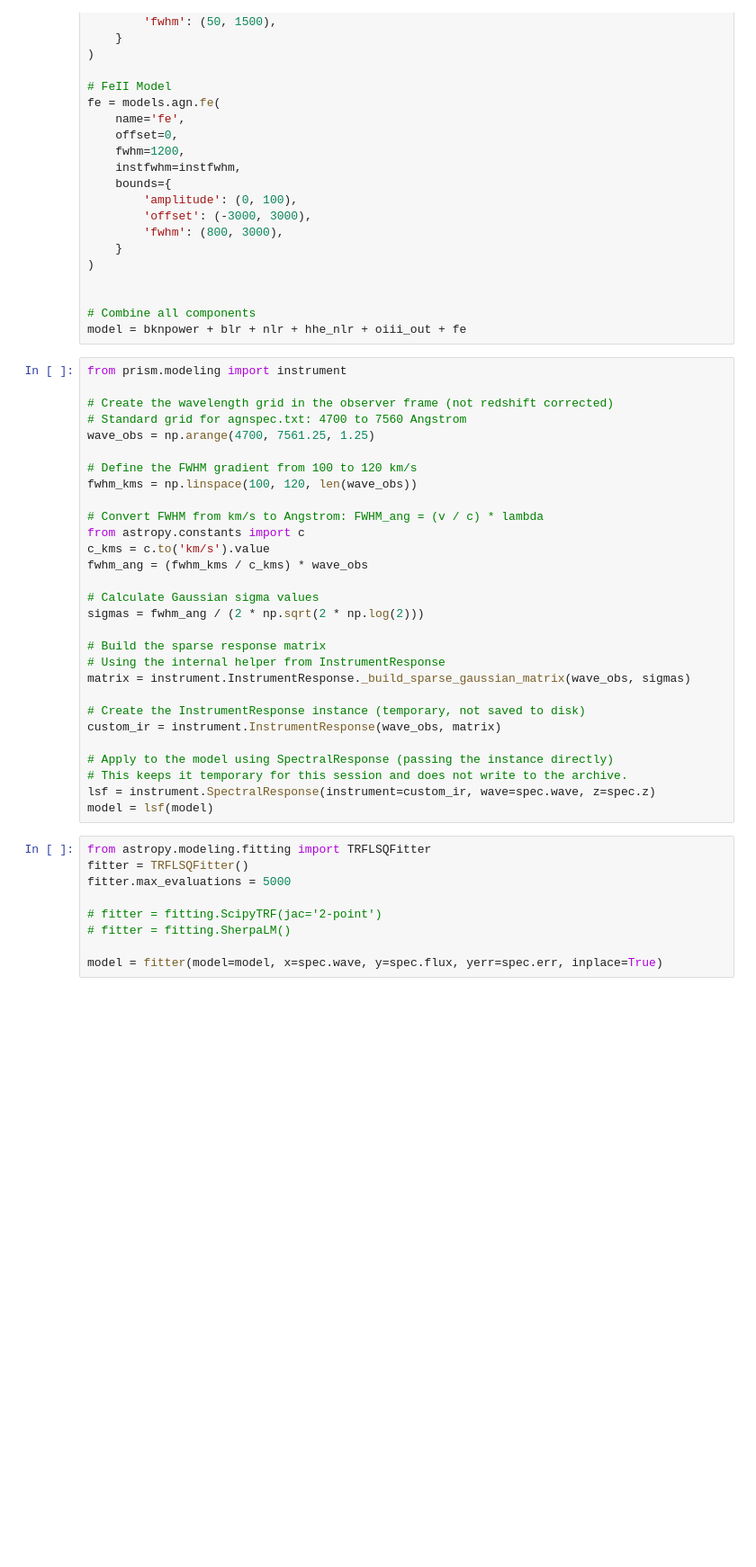
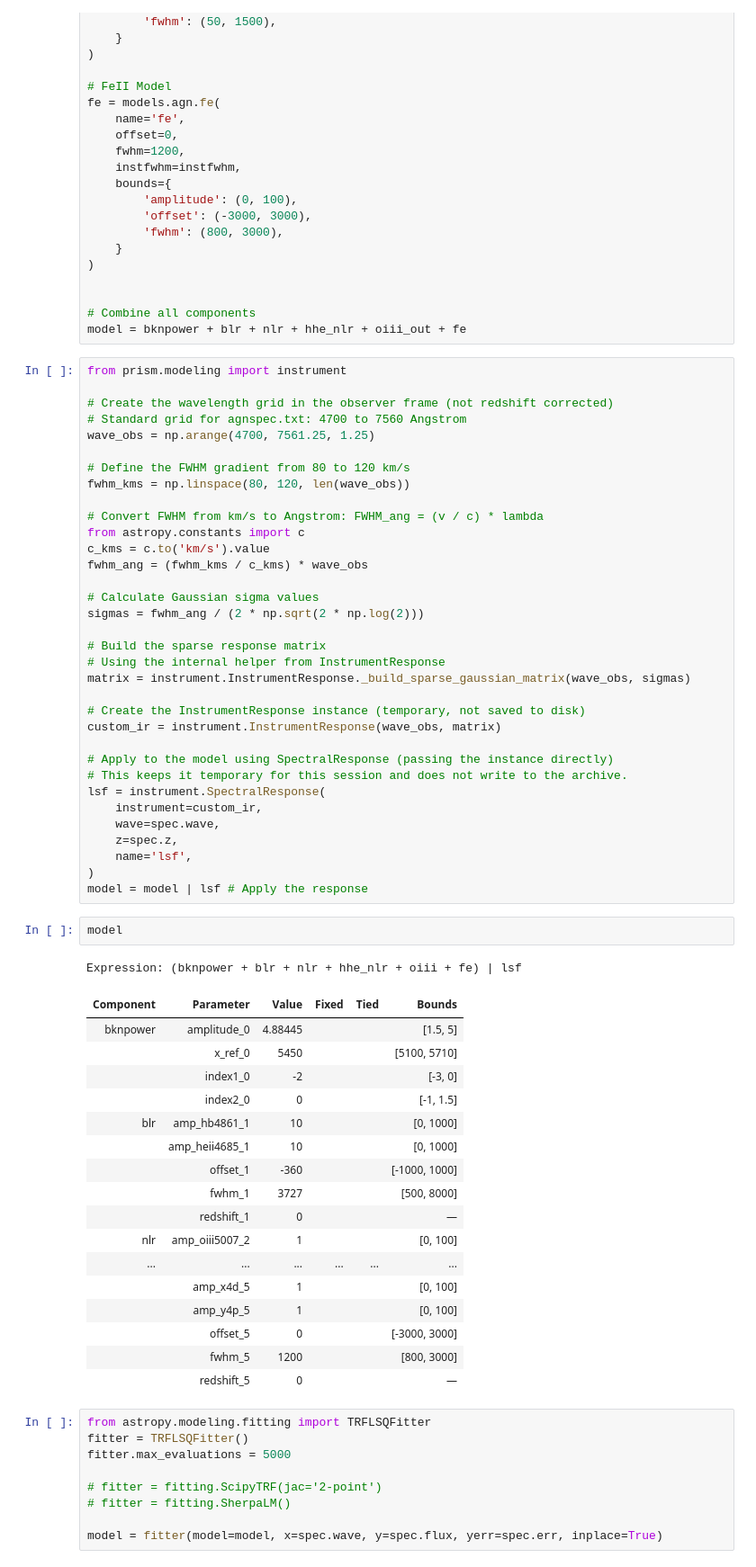
Before and after one commit to pier-astro/prism-spec, a Jupyter notebook: examples/Model Single Spectrum Short.ipynb, the cells around one changed output. Shown at 90% size. Saved outputs shown, nothing was run; the diff lists cells and outputs as text; blank space fills up the shorter version.

```diff
--- a/examples/Model Single Spectrum Short.ipynb
+++ b/examples/Model Single Spectrum Short.ipynb
@@ -176,8 +178,8 @@ from prism.modeling import instrument
 # Standard grid for agnspec.txt: 4700 to 7560 Angstrom
 wave_obs = np.arange(4700, 7561.25, 1.25)
 
-# Define the FWHM gradient from 100 to 120 km/s
-fwhm_kms = np.linspace(100, 120, len(wave_obs))
+# Define the FWHM gradient from 80 to 120 km/s
+fwhm_kms = np.linspace(80, 120, len(wave_obs))
 
 # Convert FWHM from km/s to Angstrom: FWHM_ang = (v / c) * lambda
 from astropy.constants import c
@@ -196,8 +198,34 @@ custom_ir = instrument.InstrumentResponse(wave_obs, matrix)
 
 # Apply to the model using SpectralResponse (passing the instance directly)
 # This keeps it temporary for this session and does not write to the archive.
-lsf = instrument.SpectralResponse(instrument=custom_ir, wave=spec.wave, z=spec.z)
-model = lsf(model)
+lsf = instrument.SpectralResponse(
+    instrument=custom_ir,
+    wave=spec.wave,
+    z=spec.z,
+    name='lsf',
+)
+model = model | lsf # Apply the response
+# %%
+model
+# %% [output]
+Expression: (bknpower + blr + nlr + hhe_nlr + oiii + fe) | lsf
+| Component | Parameter | Value | Fixed | Tied | Bounds |
+| bknpower | amplitude_0 | 4.88445 |  |  | [1.5, 5] |
+|  | x_ref_0 | 5450 |  |  | [5100, 5710] |
+|  | index1_0 | -2 |  |  | [-3, 0] |
+|  | index2_0 | 0 |  |  | [-1, 1.5] |
+| blr | amp_hb4861_1 | 10 |  |  | [0, 1000] |
+|  | amp_heii4685_1 | 10 |  |  | [0, 1000] |
+|  | offset_1 | -360 |  |  | [-1000, 1000] |
+|  | fwhm_1 | 3727 |  |  | [500, 8000] |
+|  | redshift_1 | 0 |  |  | — |
+| nlr | amp_oiii5007_2 | 1 |  |  | [0, 100] |
+| ... | ... | ... | ... | ... | ... |
+|  | amp_x4d_5 | 1 |  |  | [0, 100] |
+|  | amp_y4p_5 | 1 |  |  | [0, 100] |
+|  | offset_5 | 0 |  |  | [-3000, 3000] |
+|  | fwhm_5 | 1200 |  |  | [800, 3000] |
+|  | redshift_5 | 0 |  |  | — |
 # %%
 from astropy.modeling.fitting import TRFLSQFitter
 fitter = TRFLSQFitter()
```
Also changed, not shown: parts of 5 cells of this notebook, 13 other files.
